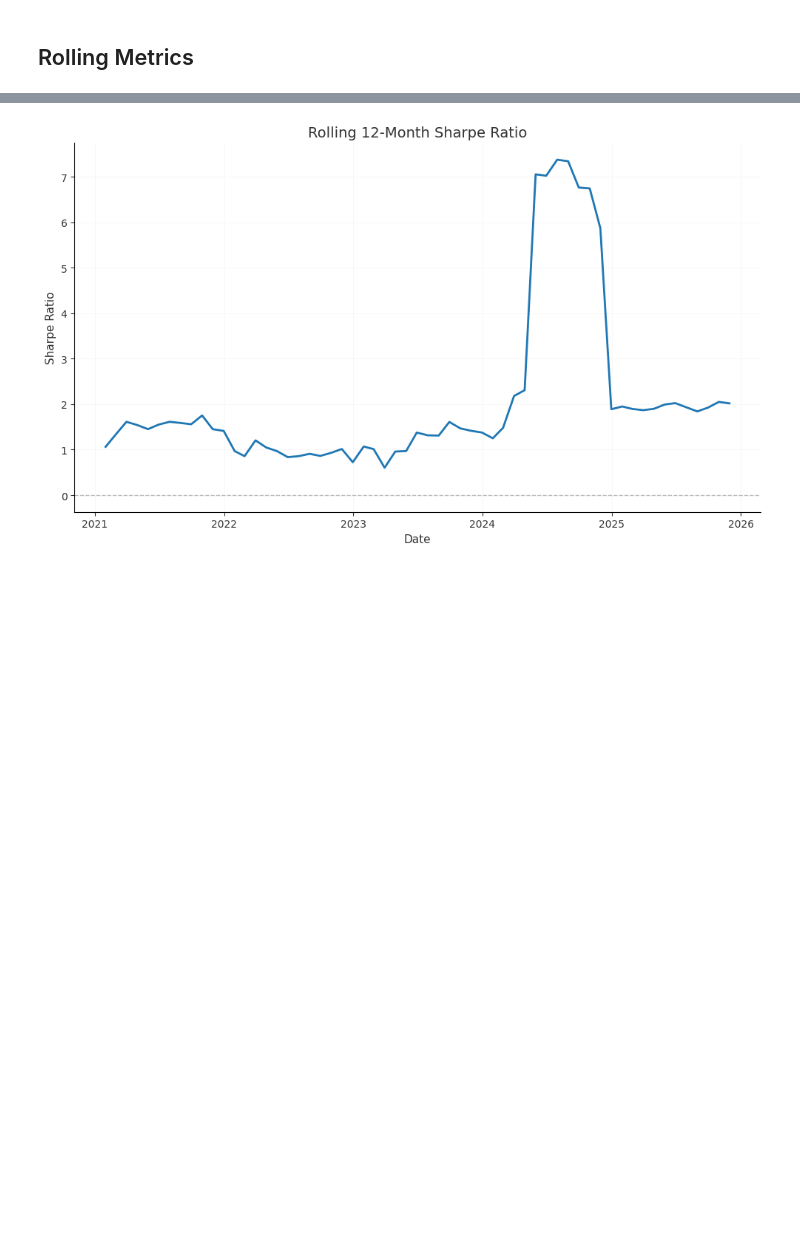
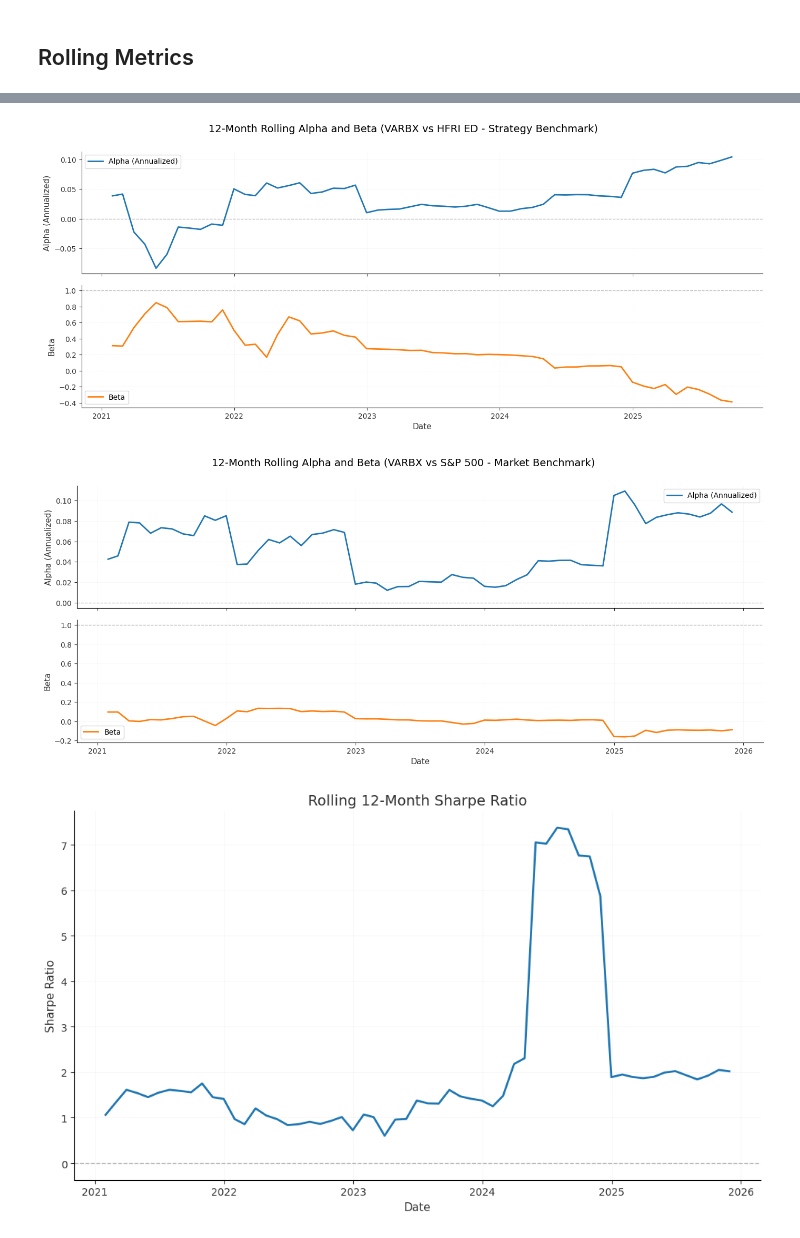
Before and after one commit to originalpaul/varbxaltinvfinalproj, a Jupyter notebook: notebooks/04_visualizations.ipynb, the cells around one changed output, grey strips where cells are left out. Drawn from its saved outputs; the diff is of its cells as text; code cells hidden in the pictures; blank space fills up the shorter version.

```diff
--- a/notebooks/04_visualizations.ipynb
+++ b/notebooks/04_visualizations.ipynb
@@ -75,3 +123,32 @@ plt.show()
+# %%
+# Plot rolling alpha and beta: VARBX vs HFRI ED (Strategy Benchmark)
+window = 12
+rolling_ab_hfri = calculate_rolling_alpha_beta(
+    varbx_returns,
+    hfri_ed_returns,
+    window=window
+)
+if len(rolling_ab_hfri) > 0:
+    fig = plot_rolling_alpha_beta(rolling_ab_hfri, title=f"{window}-Month Rolling Alpha and Beta (VARBX vs HFRI ED - Strategy Benchmark)")
+    plt.show()
+
+# Plot rolling alpha and beta: VARBX vs S&P 500 (Market Benchmark)
+# Align to common dates
+common_dates_varbx_sp500 = varbx_returns.index.intersection(sp500_returns.index)
+varbx_aligned = varbx_returns.loc[common_dates_varbx_sp500]
+sp500_aligned = sp500_returns.loc[common_dates_varbx_sp500]
+
+rolling_ab_sp500 = calculate_rolling_alpha_beta(
+    varbx_aligned,
+    sp500_aligned,
+    window=window
+)
+if len(rolling_ab_sp500) > 0:
+    fig = plot_rolling_alpha_beta(rolling_ab_sp500, title=f"{window}-Month Rolling Alpha and Beta (VARBX vs S&P 500 - Market Benchmark)")
+    plt.show()
+# %% [output]
+[figure, added]
+[figure, added]
 # %%
 # Plot rolling Sharpe ratio
 rolling_sharpe = calculate_rolling_sharpe(varbx_returns, window=12)
```
Also changed, not shown: parts of 9 cells of this notebook, 21 other files.
